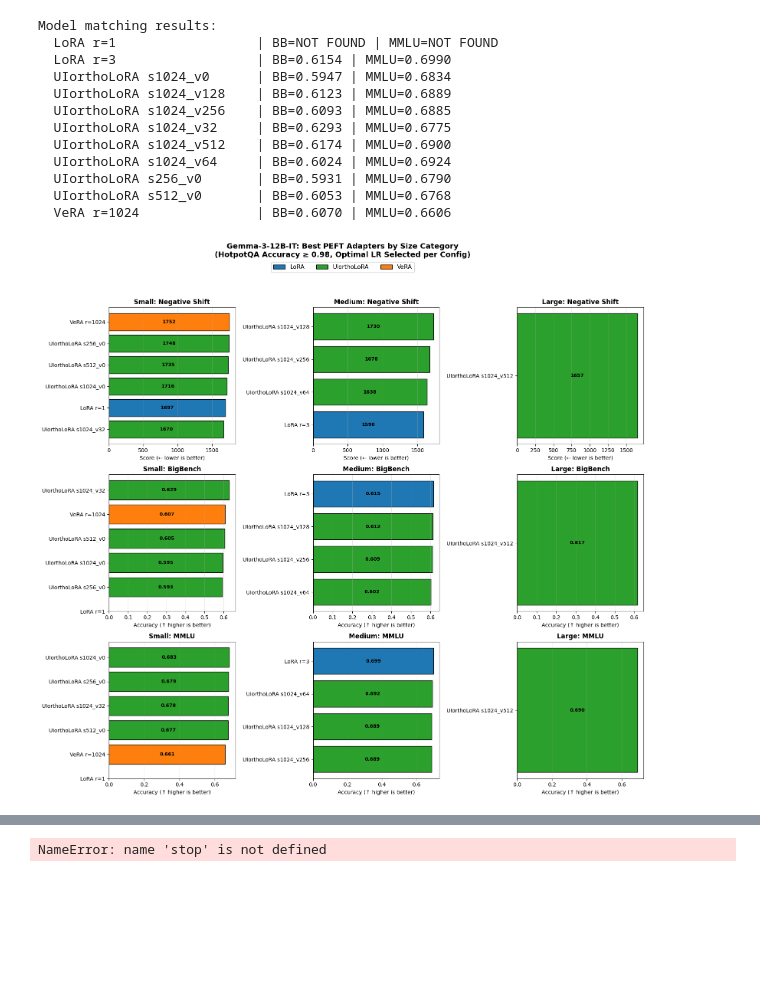
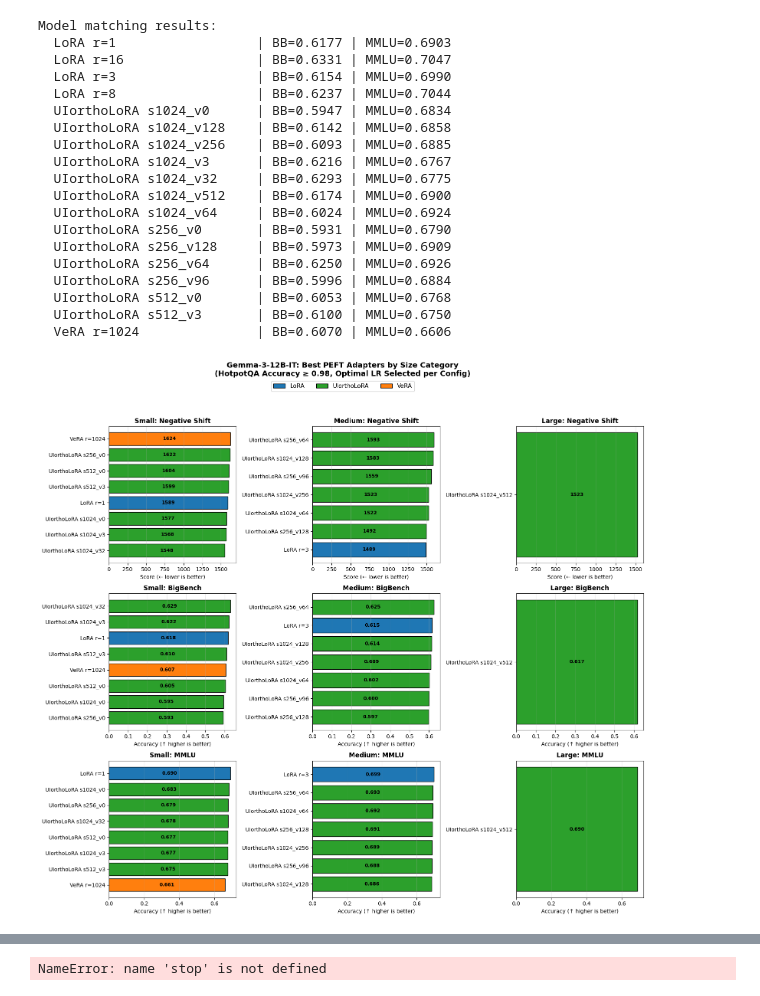
Before and after one commit to Guy-Bilitski/UIOrthoLoRA, a Jupyter notebook: notebooks/tuner_knowledge/src/analysis/analyze_intrinsic.ipynb, the cells around one changed output, grey strips where cells are left out. Drawn from its saved outputs; the diff is of its cells as text; code cells hidden in the pictures; blank space fills up the shorter version.

```diff
--- a/notebooks/tuner_knowledge/src/analysis/analyze_intrinsic.ipynb
+++ b/notebooks/tuner_knowledge/src/analysis/analyze_intrinsic.ipynb
@@ -14,16 +209,10 @@ import io, textwrap
 # %%
-import pandas as pd
-import numpy as np
-import matplotlib.pyplot as plt
-import re
-from matplotlib.patches import Patch
-
 # ============================================================================
 # LOAD ALL DATA
 # ============================================================================
 
 # Load HotpotQA results
-df = pd.read_csv("adapters_results/threshold_0.6/adapter_results_gemma-3-12b-it.csv")
+df = pd.read_csv("adapters_results/threshold_0.8/adapter_results_gemma-3-12b-it.csv")
 
 # Load BigBench results
 df_bigbench = pd.read_csv("../results/bigbench/summary.csv")  # Update path
@@ -195,36 +384,43 @@ plot_metric(axes[2, 1], medium, 'mmlu_acc',
             'Medium: MMLU', 'Accuracy (↑ higher is better)', higher_better=True)
 plot_metric(axes[2, 2], large, 'mmlu_acc',
             'Large: MMLU', 'Accuracy (↑ higher is better)', higher_better=True)
 
 # Legend
 legend_elements = [
     Patch(facecolor=colors['lora'], edgecolor='black', label='LoRA'),
     Patch(facecolor=colors['uiortholora'], edgecolor='black', label='UIorthoLoRA'),
     Patch(facecolor=colors['vera'], edgecolor='black', label='VeRA'),
 ]
 fig.legend(handles=legend_elements, loc='upper center', ncol=3, fontsize=11, bbox_to_anchor=(0.5, 1.01))
 
 fig.suptitle('Gemma-3-12B-IT: Best PEFT Adapters by Size Category\n'
              '(HotpotQA Accuracy ≥ 0.98, Optimal LR Selected per Config)',
              fontsize=14, fontweight='bold', y=1.04)
 
 plt.tight_layout()
 plt.subplots_adjust(top=0.92)
 plt.show()
 # %% [output]
 Model matching results:
-  LoRA r=1                  | BB=NOT FOUND | MMLU=NOT FOUND
+  LoRA r=1                  | BB=0.6177 | MMLU=0.6903
+  LoRA r=16                 | BB=0.6331 | MMLU=0.7047
   LoRA r=3                  | BB=0.6154 | MMLU=0.6990
+  LoRA r=8                  | BB=0.6237 | MMLU=0.7044
   UIorthoLoRA s1024_v0      | BB=0.5947 | MMLU=0.6834
-  UIorthoLoRA s1024_v128    | BB=0.6123 | MMLU=0.6889
+  UIorthoLoRA s1024_v128    | BB=0.6142 | MMLU=0.6858
   UIorthoLoRA s1024_v256    | BB=0.6093 | MMLU=0.6885
+  UIorthoLoRA s1024_v3      | BB=0.6216 | MMLU=0.6767
   UIorthoLoRA s1024_v32     | BB=0.6293 | MMLU=0.6775
   UIorthoLoRA s1024_v512    | BB=0.6174 | MMLU=0.6900
   UIorthoLoRA s1024_v64     | BB=0.6024 | MMLU=0.6924
   UIorthoLoRA s256_v0       | BB=0.5931 | MMLU=0.6790
+  UIorthoLoRA s256_v128     | BB=0.5973 | MMLU=0.6909
+  UIorthoLoRA s256_v64      | BB=0.6250 | MMLU=0.6926
+  UIorthoLoRA s256_v96      | BB=0.5996 | MMLU=0.6884
   UIorthoLoRA s512_v0       | BB=0.6053 | MMLU=0.6768
+  UIorthoLoRA s512_v3       | BB=0.6100 | MMLU=0.6750
   VeRA r=1024               | BB=0.6070 | MMLU=0.6606
-[figure, old version]
+[figure, new version]
 # %%
 import pandas as pd
 import numpy as np
```
Also changed, not shown: parts of 5 cells of this notebook, 12 other files.
